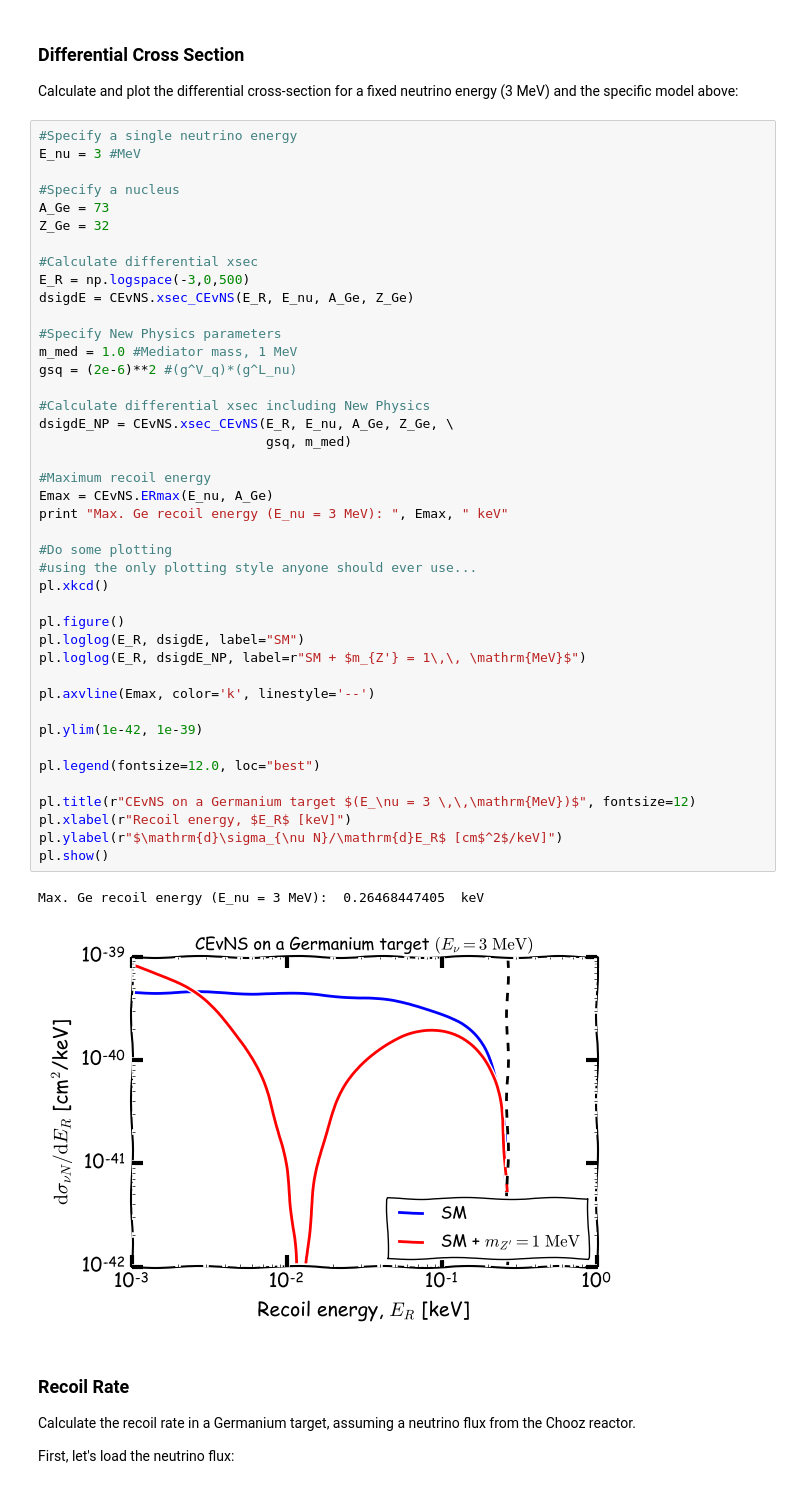
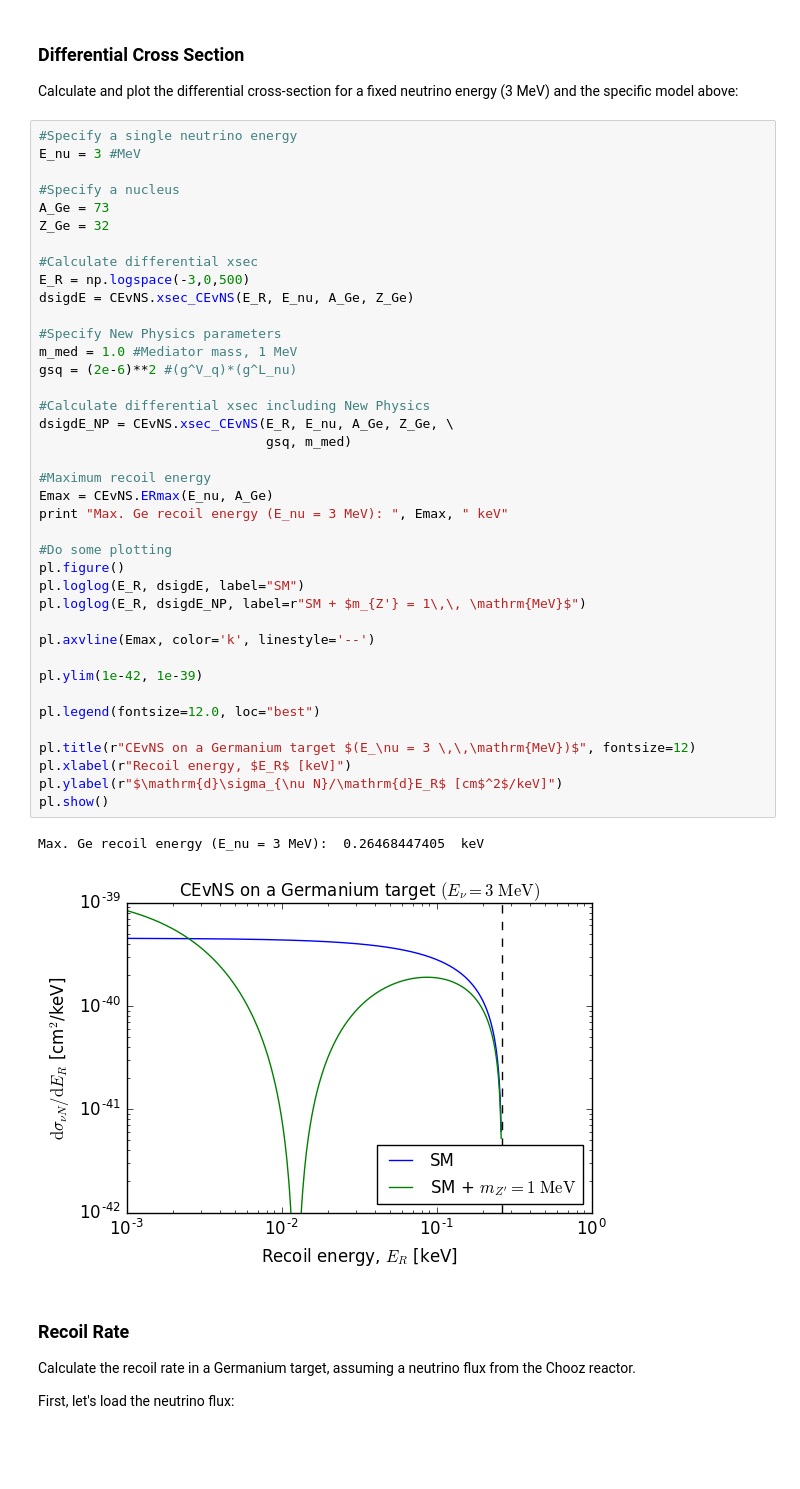
Before and after one commit to bradkav/CEvNS, a Jupyter notebook: index.ipynb, the cells around one changed output. Cells and saved outputs as stored; diff of their text form; blank space fills up the shorter version.

```diff
--- a/index.ipynb
+++ b/index.ipynb
@@ -33,37 +38,34 @@ dsigdE = CEvNS.xsec_CEvNS(E_R, E_nu, A_Ge, Z_Ge)
 
 #Specify New Physics parameters
 m_med = 1.0 #Mediator mass, 1 MeV
 gsq = (2e-6)**2 #(g^V_q)*(g^L_nu)
 
 #Calculate differential xsec including New Physics
 dsigdE_NP = CEvNS.xsec_CEvNS(E_R, E_nu, A_Ge, Z_Ge, \
                              gsq, m_med)
 
 #Maximum recoil energy
 Emax = CEvNS.ERmax(E_nu, A_Ge)
 print "Max. Ge recoil energy (E_nu = 3 MeV): ", Emax, " keV"
 
 #Do some plotting
-#using the only plotting style anyone should ever use...
-pl.xkcd()
-
 pl.figure()
 pl.loglog(E_R, dsigdE, label="SM")
 pl.loglog(E_R, dsigdE_NP, label=r"SM + $m_{Z'} = 1\,\, \mathrm{MeV}$")
 
 pl.axvline(Emax, color='k', linestyle='--')
 
 pl.ylim(1e-42, 1e-39)
 
 pl.legend(fontsize=12.0, loc="best")
 
 pl.title(r"CEvNS on a Germanium target $(E_\nu = 3 \,\,\mathrm{MeV})$", fontsize=12)
 pl.xlabel(r"Recoil energy, $E_R$ [keV]")
 pl.ylabel(r"$\mathrm{d}\sigma_{\nu N}/\mathrm{d}E_R$ [cm$^2$/keV]")
 pl.show()
 # %% [output]
 Max. Ge recoil energy (E_nu = 3 MeV):  0.26468447405  keV
-[figure, old version]
+[figure, new version]
 # %% [markdown]
 ### Recoil Rate
 
```
Also changed, not shown: parts of 4 cells of this notebook, 3 other files.
